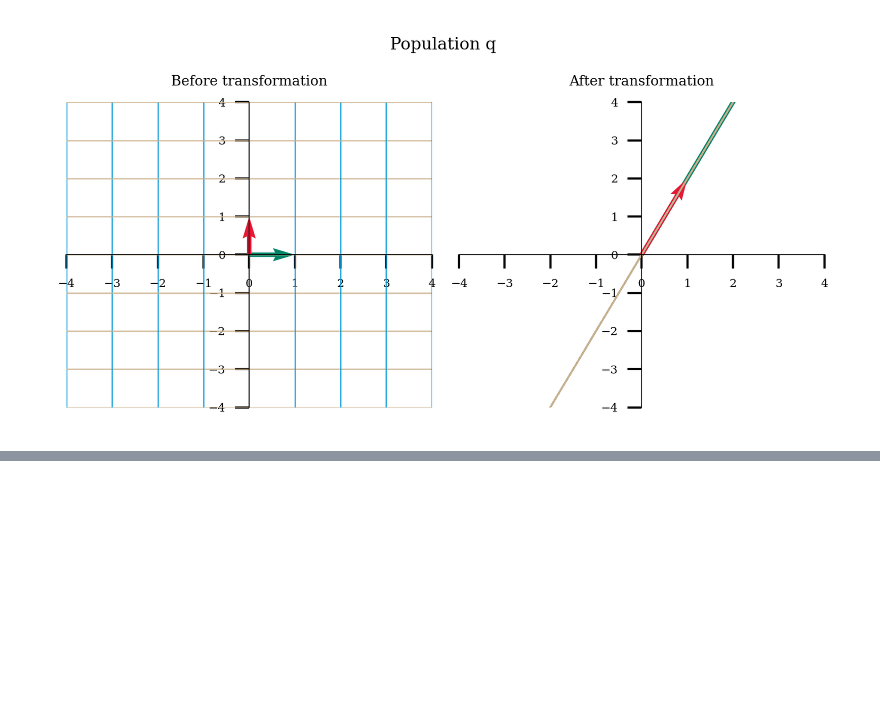
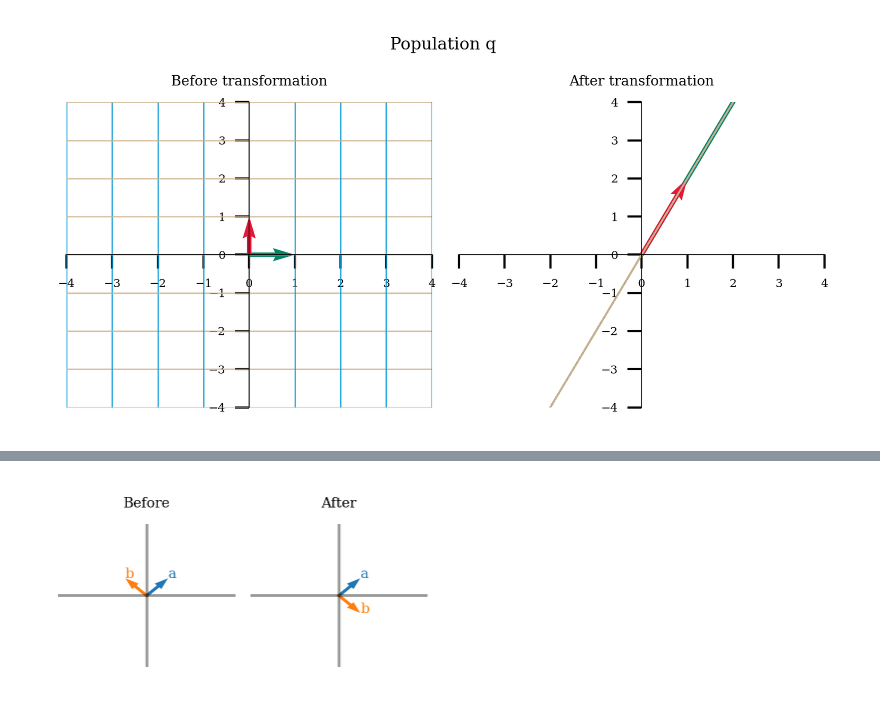
Before and after one commit to ivonnerubio/Neuromatch-Academy-Computational-Neuroscience, a Jupyter notebook: Linear Algebra/Matrices.ipynb, the cells around one changed output, grey strips where cells are left out. Saved outputs shown, nothing was run; the diff lists cells and outputs as text; code cells hidden in the pictures; blank space fills up the shorter version.

```diff
--- a/Linear Algebra/Matrices.ipynb
+++ b/Linear Algebra/Matrices.ipynb
@@ -385,0 +403,5 @@ plot_linear_transformation(Q, name = 'q')
+# %%
+W = np.array([[0, 1], [1, 0]])
+plot_eig_vec_transform(W)
+# %% [output]
+[figure, added]
```
Also changed, not shown: parts of 3 cells of this notebook.
